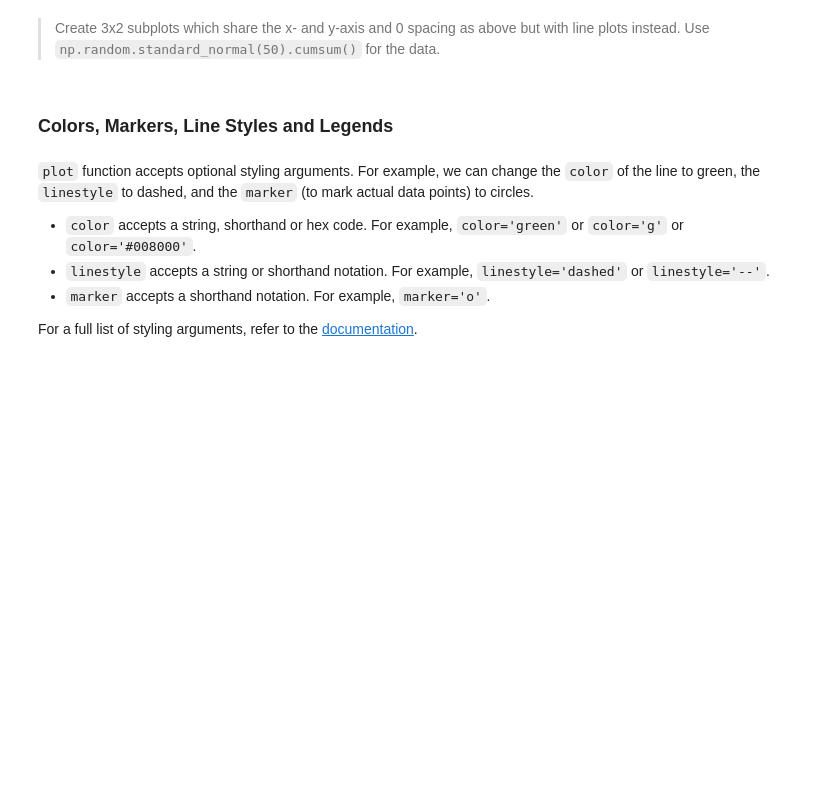
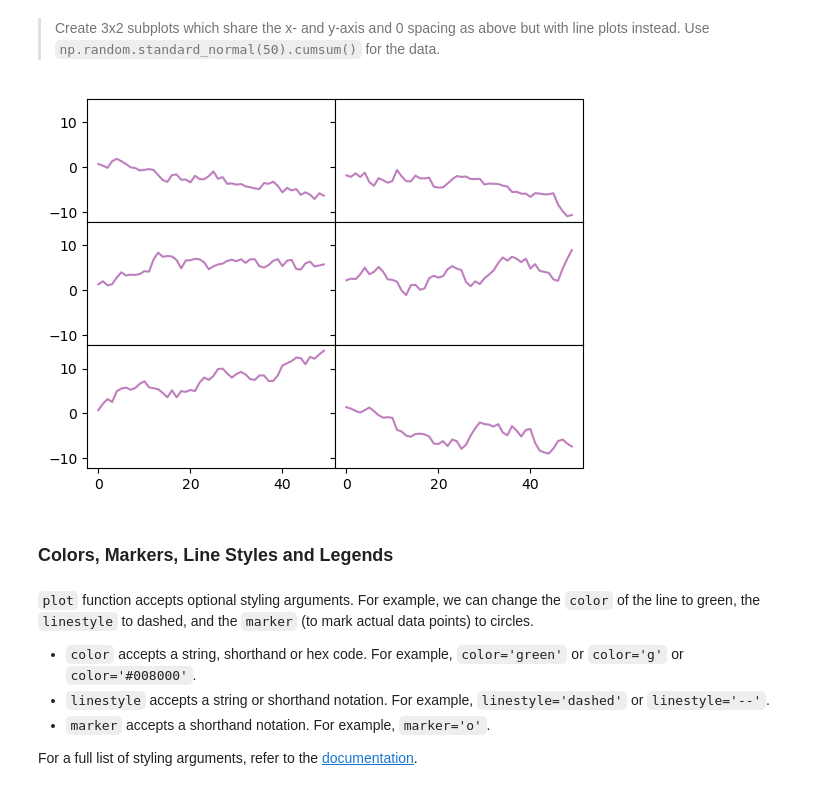
Before and after one commit to bradleysoh/5m-data-1.10-visualization, a Jupyter notebook: notebooks/data_visualization_lesson.ipynb, the cells around one changed output. Drawn from its saved outputs; the diff is of its cells as text; code cells hidden in the pictures; blank space fills up the shorter version.

```diff
--- a/notebooks/data_visualization_lesson.ipynb
+++ b/notebooks/data_visualization_lesson.ipynb
@@ -136,11 +136,14 @@ fig.subplots_adjust(wspace=0, hspace=0)
 # %%
 fig, axes = plt.subplots(3, 2, sharex=True, sharey=True)
 
 for i in range(3):
     for j in range(2):
-        axes[i, j].plot(np.random.standard_normal(50).cumsum(), color="purple", alpha=0.5)
+        axes[i, j].plot(np.random.standard_normal(50).cumsum(),
+                        color="purple", alpha=0.5)
 
 fig.subplots_adjust(wspace=0, hspace=0)
+# %% [output]
+[figure, added]
 # %% [markdown]
 ### Colors, Markers, Line Styles and Legends
 # %% [markdown]
```
Also changed, not shown: parts of 40 cells of this notebook, 3 other files.
